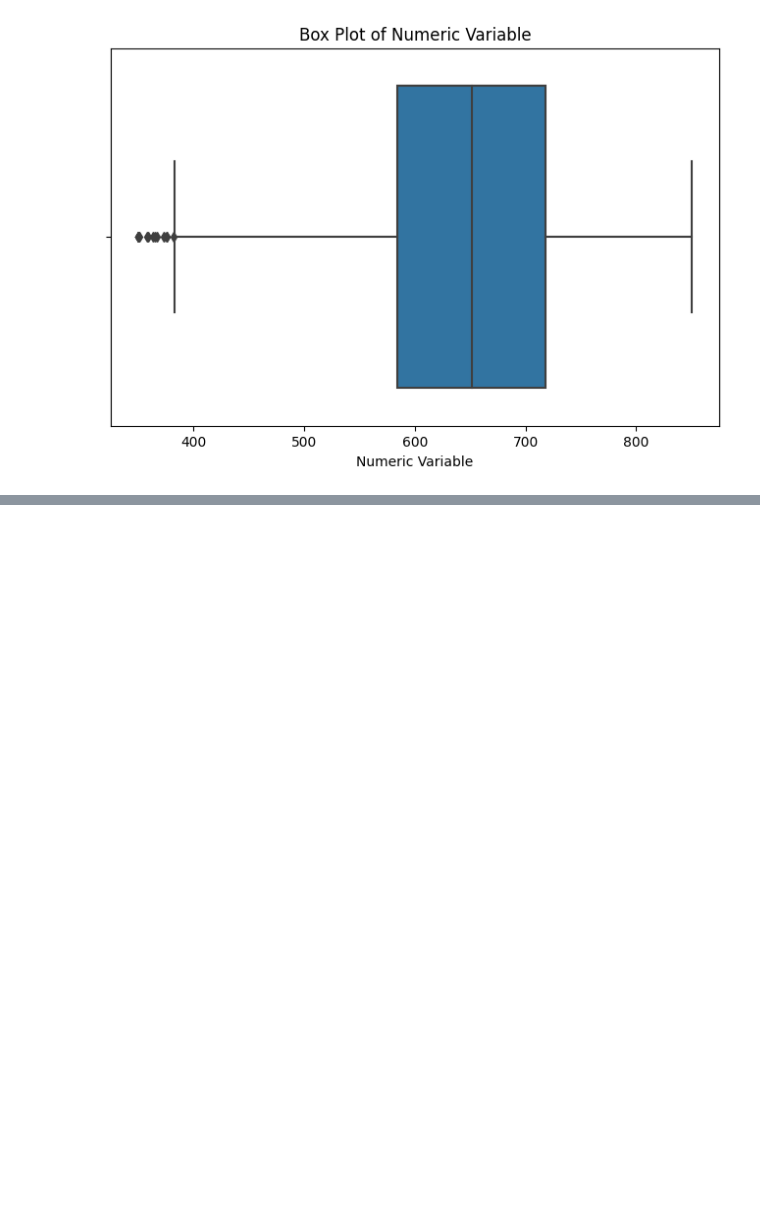
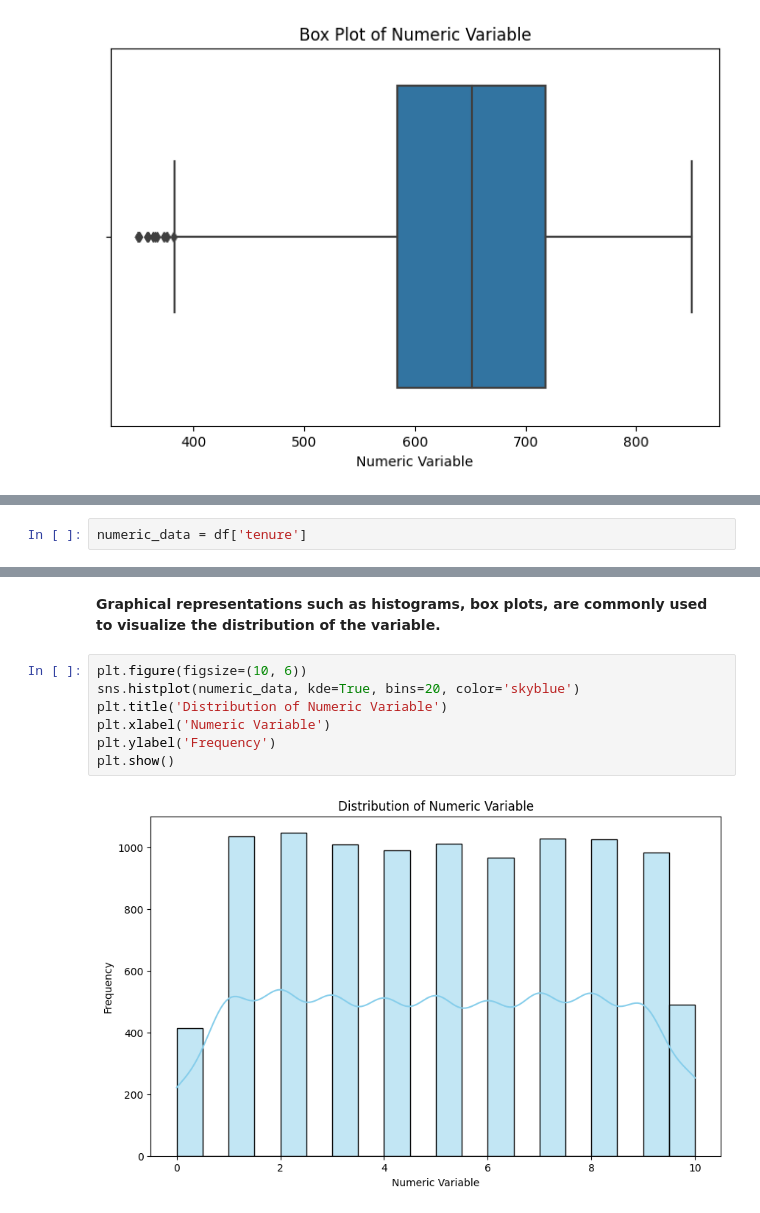
Before and after one commit to raziyasultan/AI_ML_internship, a Jupyter notebook: Task2_Dataset1.ipynb, the cells around one changed output, grey strips where cells are left out. Saved outputs shown, nothing was run; the diff lists cells and outputs as text; blank space fills up the shorter version.

```diff
--- a/Task2_Dataset1.ipynb
+++ b/Task2_Dataset1.ipynb
@@ -94,0 +97,2 @@ df.describe()
+# %%
+numeric_data = df['tenure']
@@ -94,0 +116,11 @@ df.describe()
+# %% [markdown]
+**Graphical representations such as histograms, box plots, are commonly used to visualize the distribution of the variable.**
+# %%
+plt.figure(figsize=(10, 6))
+sns.histplot(numeric_data, kde=True, bins=20, color='skyblue')
+plt.title('Distribution of Numeric Variable')
+plt.xlabel('Numeric Variable')
+plt.ylabel('Frequency')
+plt.show()
+# %% [output]
+[figure, added]
```
Also changed, not shown: parts of 5 cells of this notebook.
